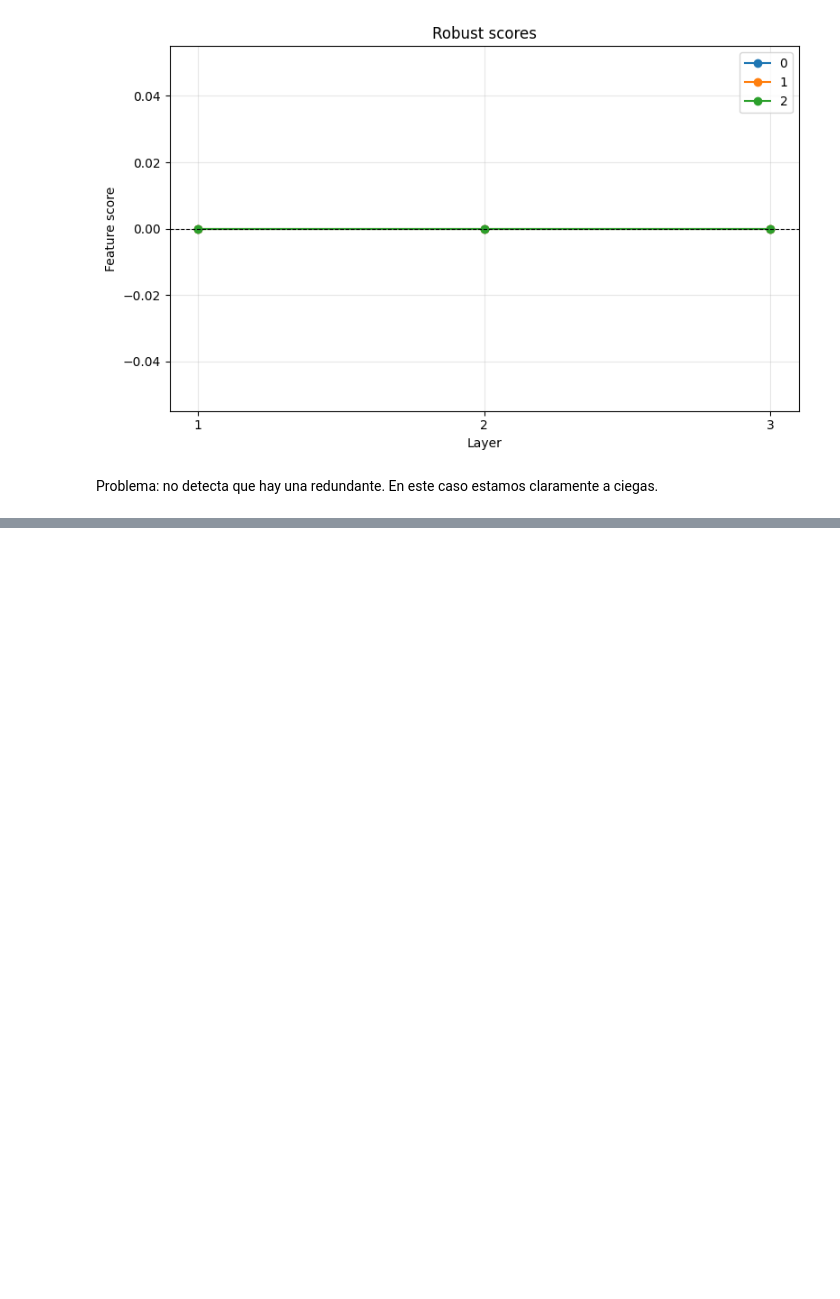
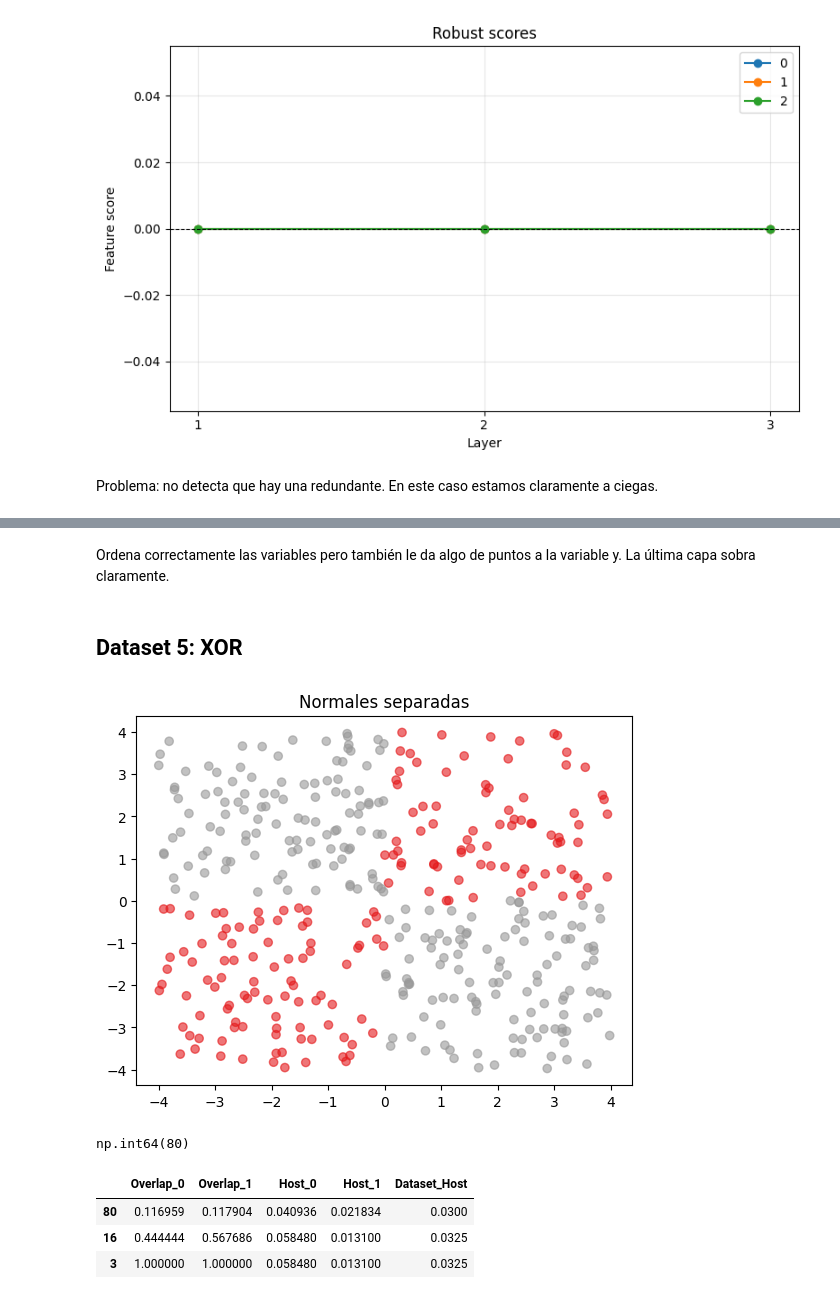
Before and after one commit to carmenlancho/FeatureSelection_Complexity, a Jupyter notebook: Notebooks/TrackingCentroides_Hostility.ipynb, the cells around one changed output, grey strips where cells are left out. Drawn from its saved outputs; the diff is of its cells as text; code cells hidden in the pictures; blank space fills up the shorter version.

```diff
--- a/Notebooks/TrackingCentroides_Hostility.ipynb
+++ b/Notebooks/TrackingCentroides_Hostility.ipynb
@@ -442,0 +510,30 @@ Problema: no detecta que hay una redundante. En este caso estamos claramente a c
+# %% [markdown]
+Ordena correctamente las variables pero también le da algo de puntos a la variable y. La última capa sobra claramente.
+# %% [markdown]
+## Dataset 5: XOR
+# %%
+df = datasets["2D_XOR"]
+plt.scatter(df["0"], df["1"], c=df["label"], cmap="Set1", alpha=0.6)
+plt.title("Normales separadas")
+plt.show()
+# %% [output]
+[figure, added]
+# %%
+sigma = 5
+delta = 0.5
+seed = 0
+k_min = 0
+X = df.iloc[:,:-1].to_numpy() # all variables except y
+X = preprocessing.scale(X)
+y = df['label'].to_numpy()
+host_instance_by_layer_df, data_clusters, centroids_dict, results, k_auto = hostility_measure_Centroids(sigma, X, y, delta, k_min, seed=0)
+k_auto
+# %% [output]
+np.int64(80)
+# %%
+results
+# %% [output]
+|  | Overlap_0 | Overlap_1 | Host_0 | Host_1 | Dataset_Host |
+| 80 | 0.116959 | 0.117904 | 0.040936 | 0.021834 | 0.0300 |
+| 16 | 0.444444 | 0.567686 | 0.058480 | 0.013100 | 0.0325 |
+| 3 | 1.000000 | 1.000000 | 0.058480 | 0.013100 | 0.0325 |
```
Also changed, not shown: parts of 15 cells of this notebook.
